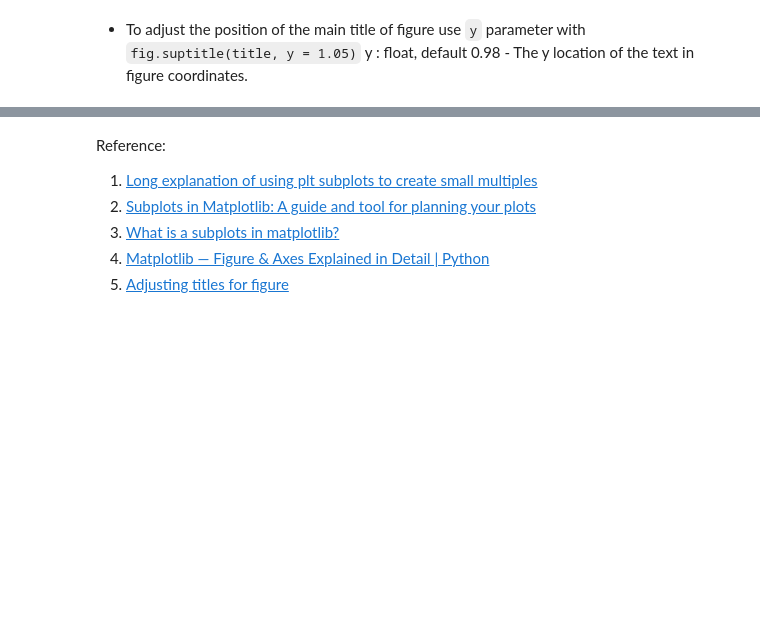
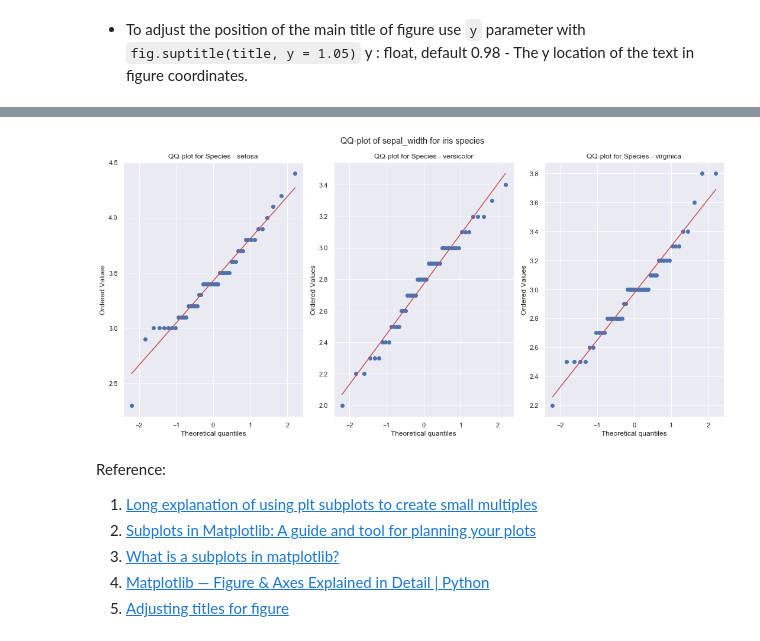
Before and after one commit to jeswingeorge/Python-DS-notes, a Jupyter notebook: Miscellaneous/using_sub-plots.ipynb, the cells around one changed output, grey strips where cells are left out. Saved outputs shown, nothing was run; the diff lists cells and outputs as text; code cells hidden in the pictures; blank space fills up the shorter version.

```diff
--- a/Miscellaneous/using_sub-plots.ipynb
+++ b/Miscellaneous/using_sub-plots.ipynb
@@ -137,0 +146,3 @@ for ax in axes_list:
+# %%
+iris = sns.load_dataset('iris')
+iris.head()
@@ -138,3 +156,22 @@ for ax in axes_list:
+# %%
+nrows = 1
+ncols = 3
+fig, axes = plt.subplots(nrows,ncols, figsize=(15,7))
+# here axes is a list not a (list of lists) so need not use list comprehension
+i = 0
+for cat in iris['species'].unique():
+    ax = axes[i] # Take the first axes of the axes list
+    stats.probplot(iris['sepal_width'][iris['species']==cat],dist="norm", plot=ax)
+    str_title = "QQ-plot for Species - {}".format(cat)
+    ax.set_title(str_title)
+    i+=1
+
+
+fig.suptitle("QQ-plot of sepal_width for iris species", y = 1.03)
+plt.tight_layout()
+plt.show()
+# %% [output]
+[figure, added]
 # %% [markdown]
 Reference:
 1. [Long explanation of using plt subplots to create small multiples](http://jonathansoma.com/lede/data-studio/classes/small-multiples/long-explanation-of-using-plt-subplots-to-create-small-multiples/)
```
Also changed, not shown: parts of 6 cells of this notebook, 13 other files.
